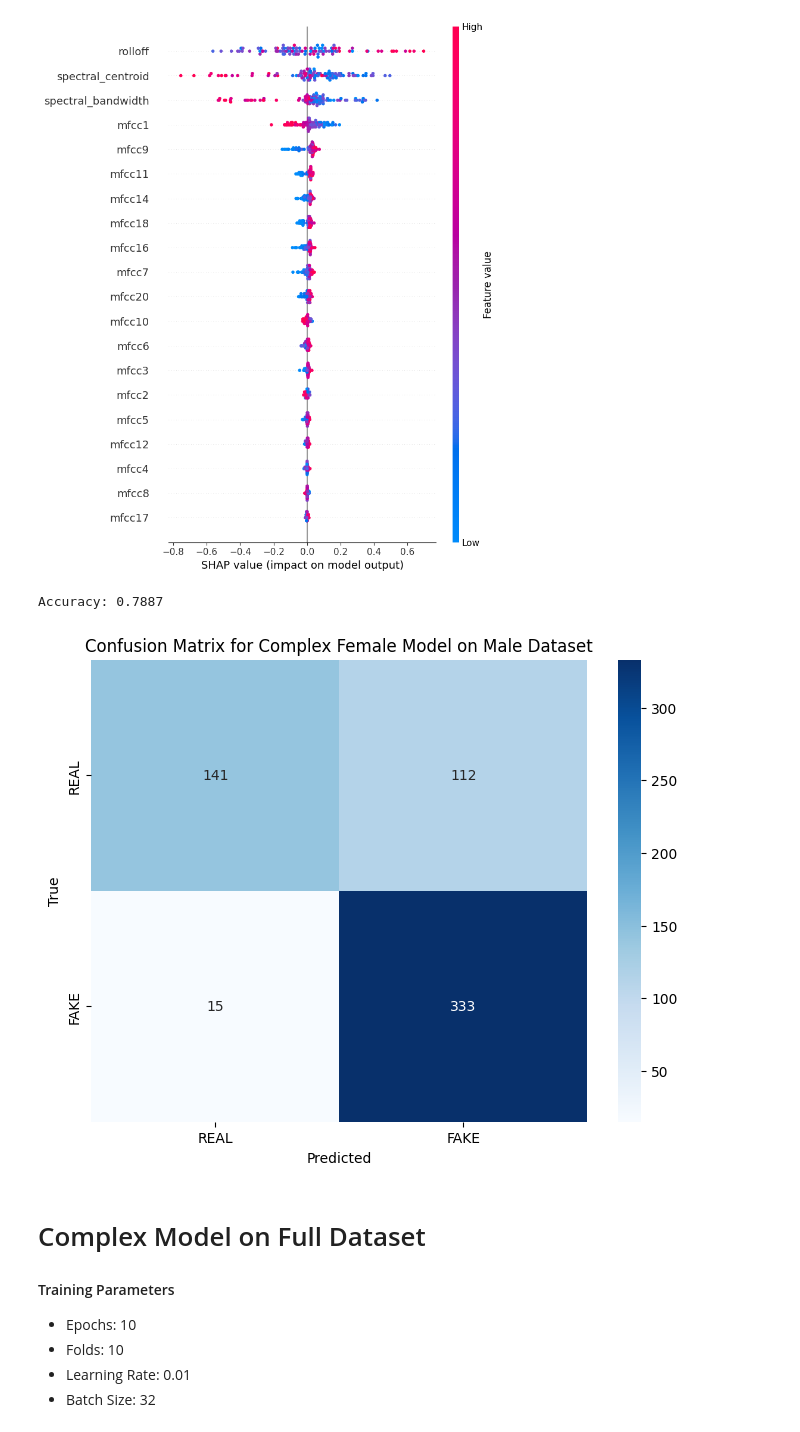
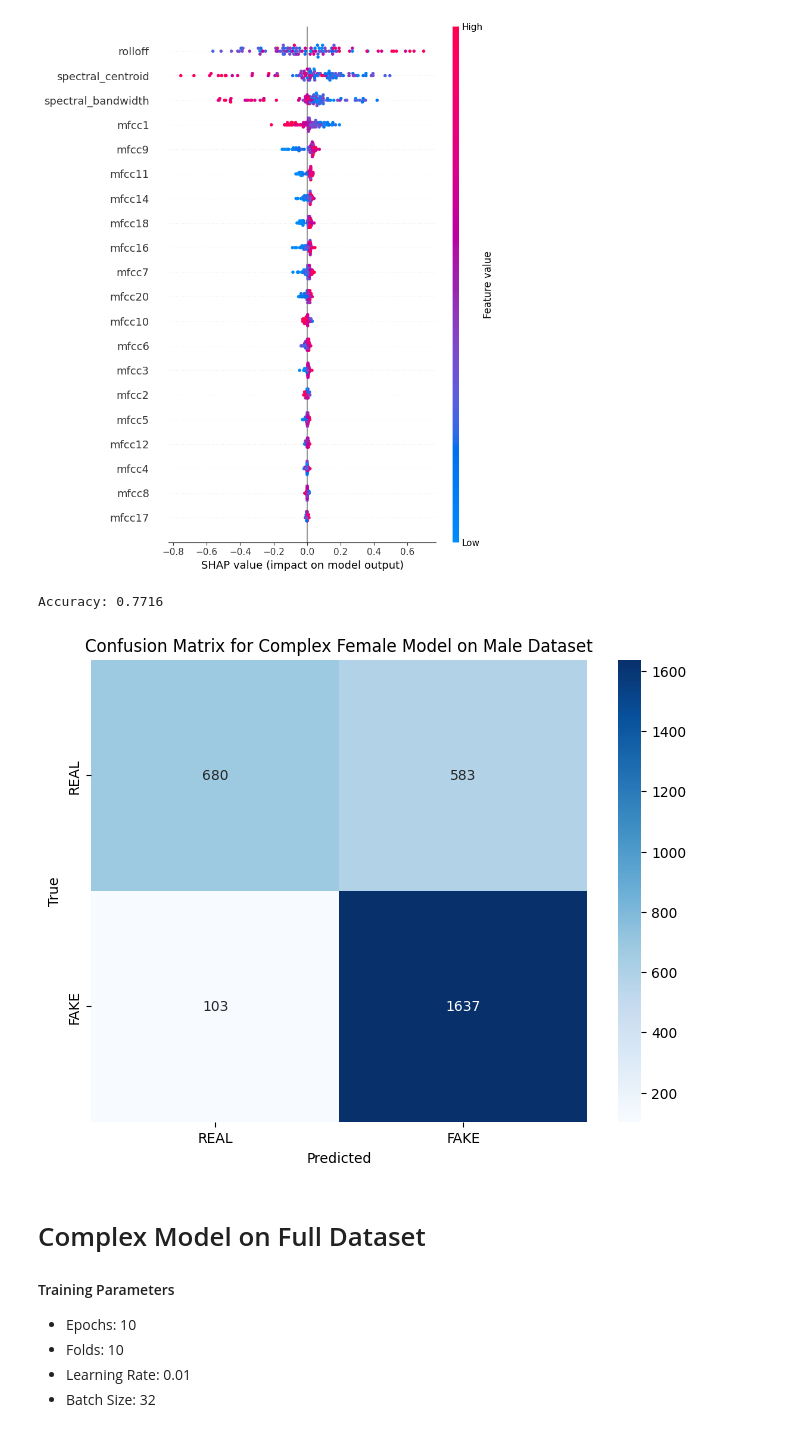
Before and after one commit to yatli24/LING_199, a Jupyter notebook: LING_199.ipynb, the cells around one changed output. Cells and saved outputs as stored; diff of their text form; code cells hidden in the pictures.

```diff
--- a/LING_199.ipynb
+++ b/LING_199.ipynb
@@ -1488,11 +1488,6 @@ if 'label' in df.columns and 'LABEL' not in df.columns:
 X = df.drop(columns=['LABEL']).values
 y = df['LABEL'].values
 
-# Split into training and testing sets
-X_train, X_test, y_train, y_test = train_test_split(
-    X, y, test_size=0.2, stratify=y, random_state=42
-)
-
 # define device, cuda if available, cpu otherwise
 device = torch.device("cuda" if torch.cuda.is_available() else "cpu")
 
@@ -1500,7 +1495,7 @@ device = torch.device("cuda" if torch.cuda.is_available() else "cpu")
 model = torch.load('/content/drive/My Drive/LING_199/trained_models/male_models/95.51_complex_male_model.pth', weights_only=False, map_location=torch.device(device))
 
 # Collect all test data in a single tensor
-X_test_tensor = torch.tensor(X_test, dtype=torch.float32).to(device)
+X_test_tensor = torch.tensor(X, dtype=torch.float32).to(device)
 
 # Get predicted probabilities
 with torch.no_grad():
@@ -1508,7 +1503,7 @@ with torch.no_grad():
     predicted_labels = (probs > 0.5).astype(int)
 
 # Confusion matrix
-cm = confusion_matrix(y_test, predicted_labels)
+cm = confusion_matrix(y, predicted_labels)
 
 # print accuracy
 accuracy = (cm[0][0] + cm[1][1]) / (cm[0][0] + cm[0][1] + cm[1][0] + cm[1][1])
@@ -1654,45 +1649,37 @@ if 'label' in df.columns and 'LABEL' not in df.columns:
     df = df.rename(columns={'label': 'LABEL'})
 
 # Separate features and labels
 X = df.drop(columns=['LABEL']).values
 y = df['LABEL'].values
 
-# Split into training and testing sets
-X_train, X_test, y_train, y_test = train_test_split(
-    X, y, test_size=0.2, stratify=y, random_state=42
-)
-
-# define device, cuda if available, cpu otherwise
-device = torch.device("cuda" if torch.cuda.is_available() else "cpu")
-
 # load a previously trained model, make sure weights only is false
 complex_female_model = torch.load('/content/drive/My Drive/LING_199/trained_models/female_models/97.93_complex_female_model.pth', weights_only=False, map_location=torch.device(device))
 
 # Collect all test data in a single tensor
-X_test_tensor = torch.tensor(X_test, dtype=torch.float32).to(device)
+X_test_tensor = torch.tensor(X, dtype=torch.float32).to(device)
 
 # Get predicted probabilities
 with torch.no_grad():
     probs = complex_female_model(X_test_tensor).cpu().numpy().flatten()  # Shape: (N,)
     predicted_labels = (probs > 0.5).astype(int)
 
 # Confusion matrix
-cm = confusion_matrix(y_test, predicted_labels)
+cm = confusion_matrix(y, predicted_labels)
 
 # print accuracy
 accuracy = (cm[0][0] + cm[1][1]) / (cm[0][0] + cm[0][1] + cm[1][0] + cm[1][1])
 print(f"Accuracy: {accuracy:.4f}")
 
 # Plot confusion matrix
 plt.figure(figsize=(8, 6))
 sns.heatmap(cm, annot=True, fmt='d', cmap='Blues', xticklabels=['REAL', 'FAKE'], yticklabels=['REAL', 'FAKE'])
 plt.xlabel('Predicted')
 plt.ylabel('True')
 plt.title('Confusion Matrix for Complex Female Model on Male Dataset')
 plt.show()
 # %% [output]
-Accuracy: 0.7887
+Accuracy: 0.7716
-[figure, old version]
+[figure, new version]
 # %% [markdown]
 # Complex Model on Full Dataset
 
```
Also changed, not shown: parts of 1 cell of this notebook.
